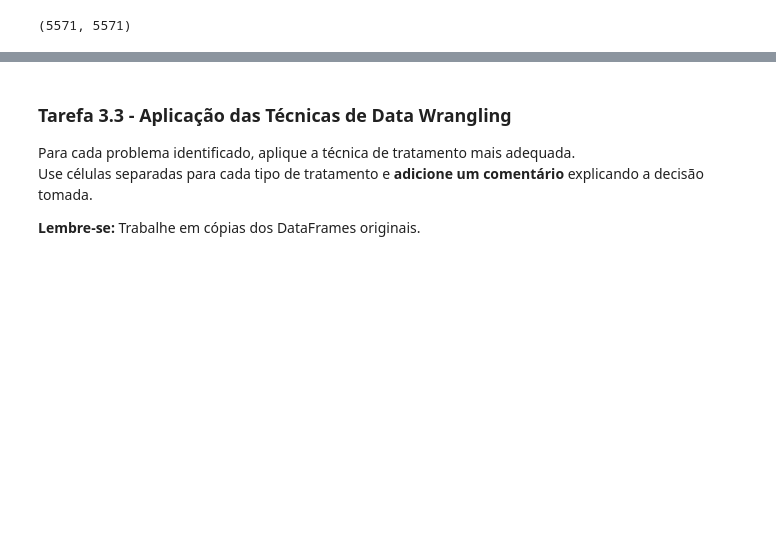
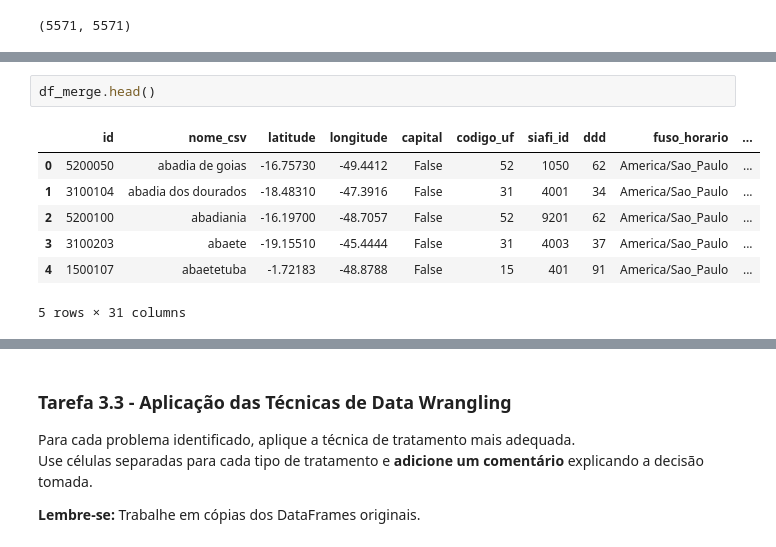
Before and after one commit to davidogral/Data-Wragling, a Jupyter notebook: Davi/vini.ipynb, the cells around one changed output, grey strips where cells are left out. Saved outputs shown, nothing was run; the diff lists cells and outputs as text; blank space fills up the shorter version.

```diff
--- a/Davi/vini.ipynb
+++ b/Davi/vini.ipynb
@@ -483,0 +477,10 @@ df_merge["nome_municipios"] = df_merge["nome_municipios"].replace(correcoes)
+# %%
+df_merge.head()
+# %% [output]
+|  | id | nome_csv | latitude | longitude | capital | codigo_uf | siafi_id | ddd | fuso_horario | ... |
+| 0 | 5200050 | abadia de goias | -16.75730 | -49.4412 | False | 52 | 1050 | 62 | America/Sao_Paulo | ... |
+| 1 | 3100104 | abadia dos dourados | -18.48310 | -47.3916 | False | 31 | 4001 | 34 | America/Sao_Paulo | ... |
+| 2 | 5200100 | abadiania | -16.19700 | -48.7057 | False | 52 | 9201 | 62 | America/Sao_Paulo | ... |
+| 3 | 3100203 | abaete | -19.15510 | -45.4444 | False | 31 | 4003 | 37 | America/Sao_Paulo | ... |
+| 4 | 1500107 | abaetetuba | -1.72183 | -48.8788 | False | 15 | 401 | 91 | America/Sao_Paulo | ... |
+5 rows × 31 columns
```
Also changed, not shown: parts of 13 cells of this notebook.
